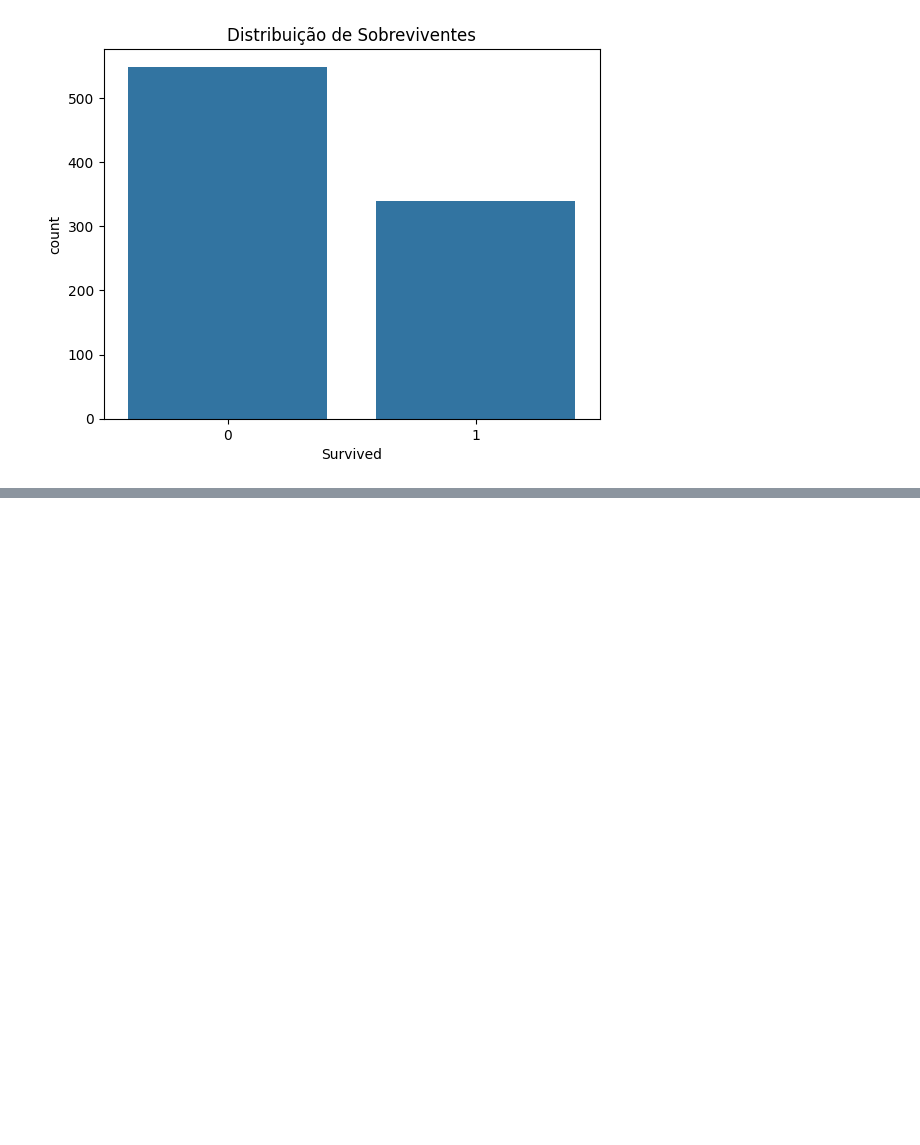
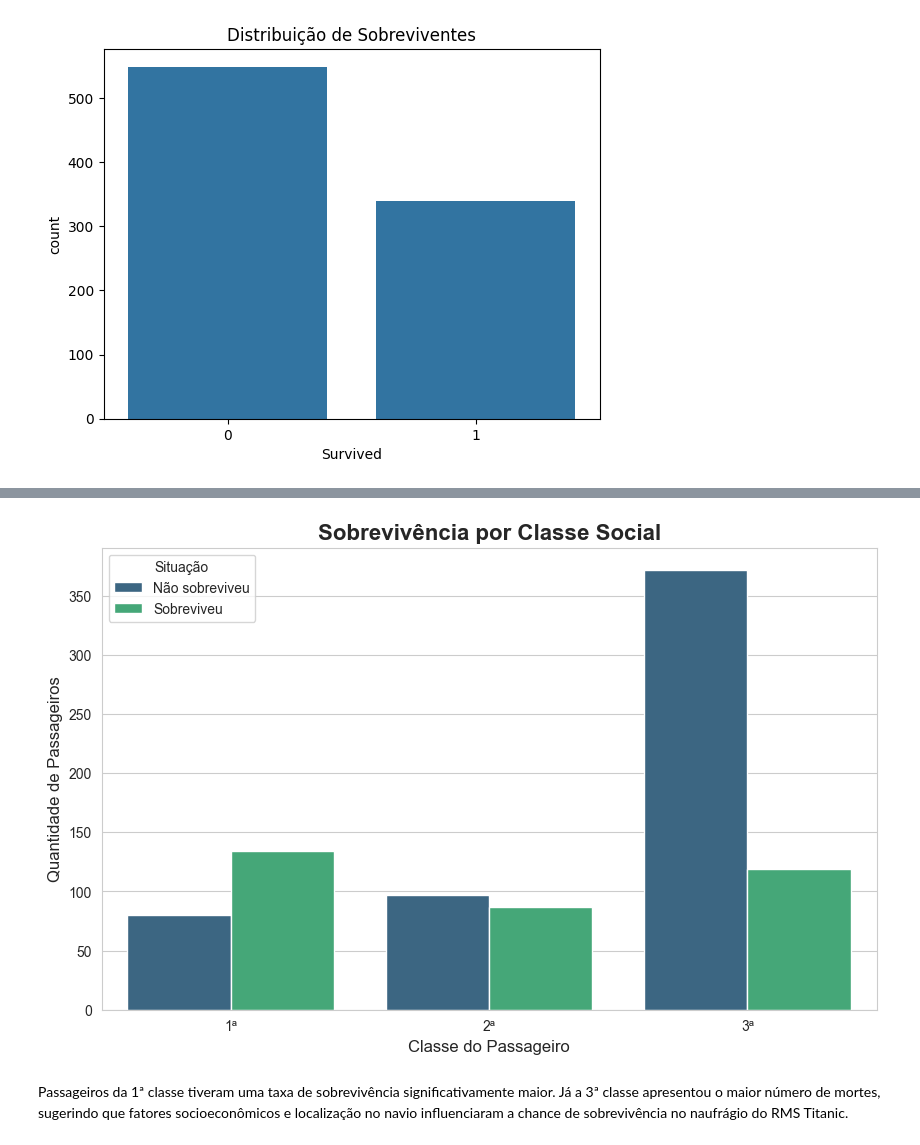
Before and after one commit to gabrielgodoiii/titanic-ml, a Jupyter notebook: titanic_analysis.ipynb, the cells around one changed output, grey strips where cells are left out. Cells and saved outputs as stored; diff of their text form; code cells hidden in the pictures; blank space fills up the shorter version.

Commit message:
Adiciona gráfico de sobrevivência por classe social

```diff
--- a/titanic_analysis.ipynb
+++ b/titanic_analysis.ipynb
@@ -124,0 +127,30 @@ plt.show()
+# %%
+#A classe social influenciou quem sobreviveu no RMS Titanic?
+plt.figure(figsize=(10, 6))
+sns.set_style('whitegrid')
+sns.countplot(
+    x='Pclass',
+    hue='Survived',
+    data=df,
+    palette='viridis'
+)
+plt.title(
+    'Sobrevivência por Classe Social',
+    fontsize=16,
+    fontweight='bold'
+)
+plt.legend(
+    labels=['Não sobreviveu', 'Sobreviveu'],
+    title='Situação'
+)
+plt.ylabel('Quantidade de Passageiros', fontsize=12)
+plt.xlabel('Classe do Passageiro', fontsize=12)
+plt.xticks(
+    ticks=[0,1,2],
+    labels=['1ª', '2ª', '3ª']
+)
+plt.show()
+# %% [output]
+[figure, added]
+# %% [markdown]
+Passageiros da 1ª classe tiveram uma taxa de sobrevivência significativamente maior. Já a 3ª classe apresentou o maior número de mortes, sugerindo que fatores socioeconômicos e localização no navio influenciaram a chance de sobrevivência no naufrágio do RMS Titanic.
```
Also changed, not shown: parts of 3 cells of this notebook.
